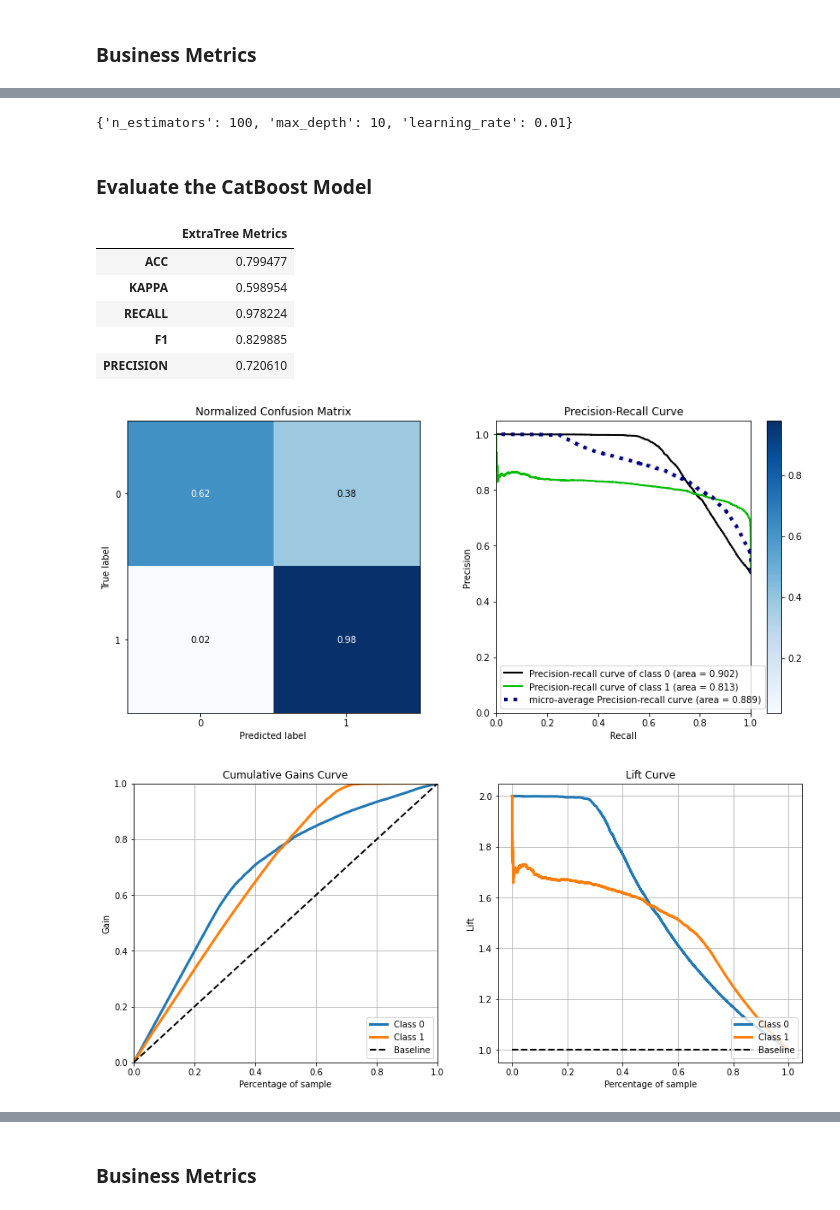
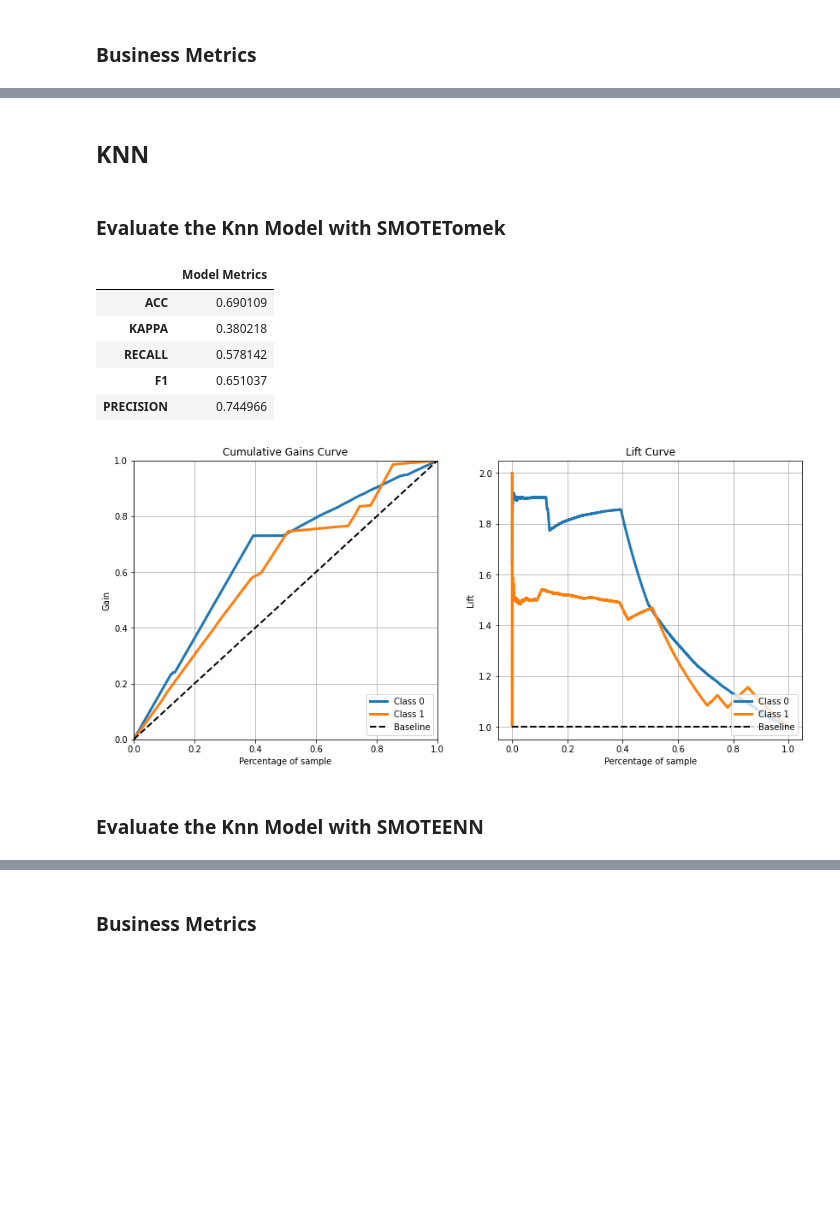
Before and after one commit to bruno154/health_insurence_cross_sell_project, a Jupyter notebook: pa004_health_insurance_cross_sell.ipynb, the cells around one changed output, grey strips where cells are left out. Cells and saved outputs as stored; diff of their text form; code cells hidden in the pictures; blank space fills up the shorter version.

Commit message:
ml_models

```diff
--- a/pa004_health_insurance_cross_sell.ipynb
+++ b/pa004_health_insurance_cross_sell.ipynb
@@ -1481,0 +1343,7 @@ Xvalid_smt.head()
+# %%
+%%time
+# Balancing the data
+enn = SMOTEENN(random_state=42)
+
+Xtrain_enn, ytrain_enn = smt.fit_resample(Xtrain, ytrain)
+Xvalid_enn, yvalid_enn = smt.fit_resample(Xvalid, yvalid)
@@ -1520,0 +1421,4 @@ data_test['target'] = yvalid_smt
+# %%
+# Visualizando as variáveis selecioandas
+X_subset_enn = Feature_Selector.Subset()
+X_subset_enn.head()
@@ -1640,0 +1475,19 @@ painel
+# %%
+# Features Selected
+features = X_subset_enn.columns.to_list()
+
+# ExtraTree Model
+model = ExtraTreesClassifier(n_estimators=100,
+                             min_samples_split=2,
+                             max_depth=10)
+
+# Evaluation
+painel, extratree_model = train_evaluate_model( Xtrain=Xtrain_enn[features],
+                                                ytrain=ytrain_enn,
+                                                Xtest=Xvalid_enn[features],
+                                                ytest=yvalid_enn,
+                                                model=model,
+                                                model_name='extra_tree_model_enn.sav')
+
+# Metrics Painel
+painel
@@ -1689,23 +1504,26 @@ Wall time: 40.6 s
-# %%
-best_params
-# %% [output]
-{'n_estimators': 100, 'max_depth': 10, 'learning_rate': 0.01}
+# %% [markdown]
+## KNN
 # %% [markdown]
-### Evaluate the CatBoost Model
+### Evaluate the Knn Model with SMOTETomek
 # %%
-painel, catboost_model = train_CatBoost(Xtrain=Xtrain_smt,
-                                        ytrain=ytrain_smt,
-                                        Xtest=Xvalid_smt,
-                                        ytest=yvalid_smt)
+model = KNeighborsClassifier(n_neighbors = 3)
 
-# Result painel
+
+painel, knn_model_smt = train_evaluate_model( Xtrain=Xtrain_smt[features],
+                                                ytrain=ytrain_smt,
+                                                Xtest=Xvalid_smt[features],
+                                                ytest=yvalid_smt,
+                                                model=model,
+                                                model_name='knn_model.sav')
+# painel metrics
 painel
 # %% [output]
-|  | ExtraTree Metrics |
-| ACC | 0.799477 |
-| KAPPA | 0.598954 |
-| RECALL | 0.978224 |
-| F1 | 0.829885 |
-| PRECISION | 0.720610 |
+|  | Model Metrics |
+| ACC | 0.690109 |
+| KAPPA | 0.380218 |
+| RECALL | 0.578142 |
+| F1 | 0.651037 |
+| PRECISION | 0.744966 |
-[figure, old version]
+[figure, new version]
-[figure, removed]
+# %% [markdown]
+### Evaluate the Knn Model with SMOTEENN
```
Also changed, not shown: parts of 53 cells of this notebook, 7 other files.
